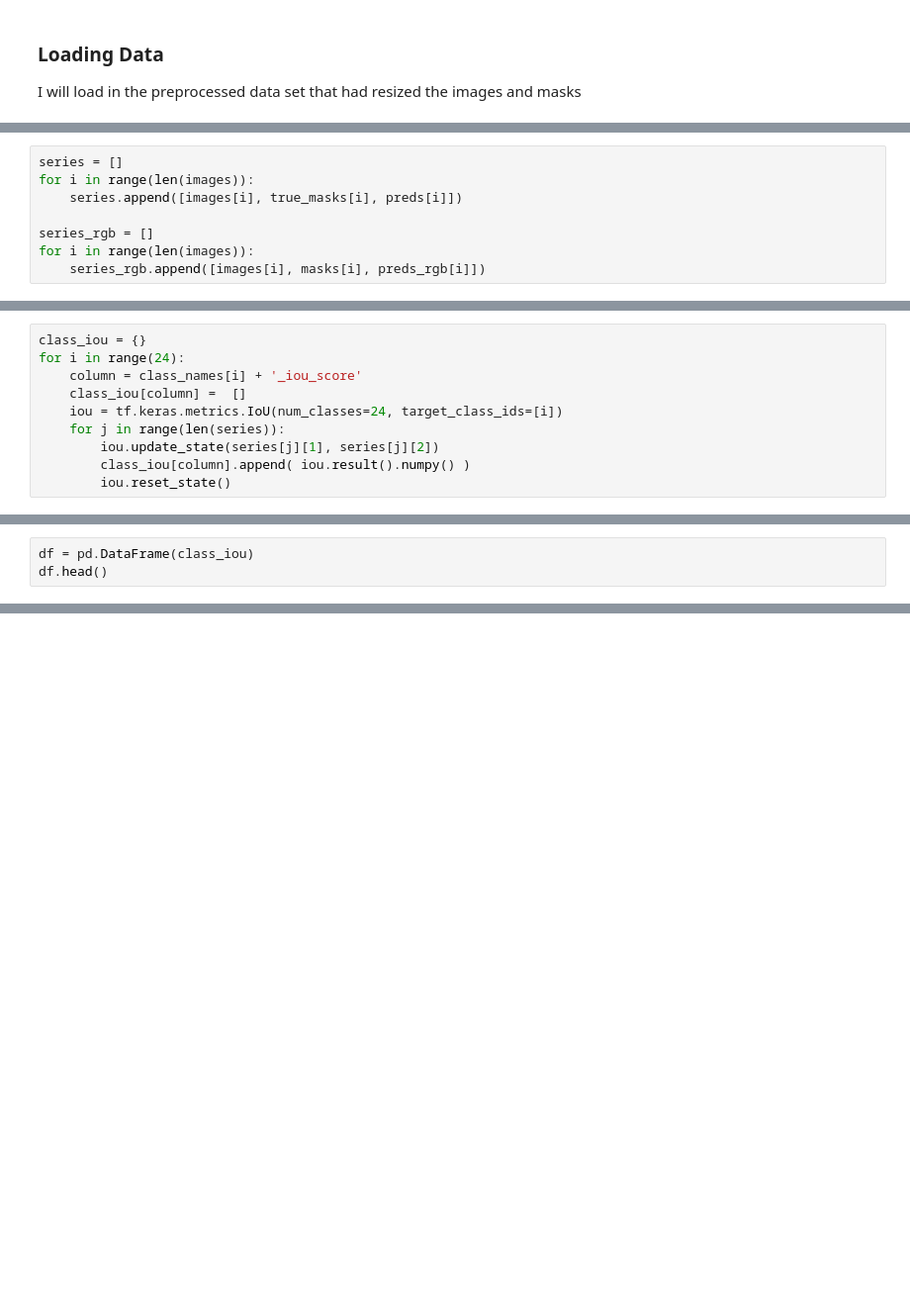
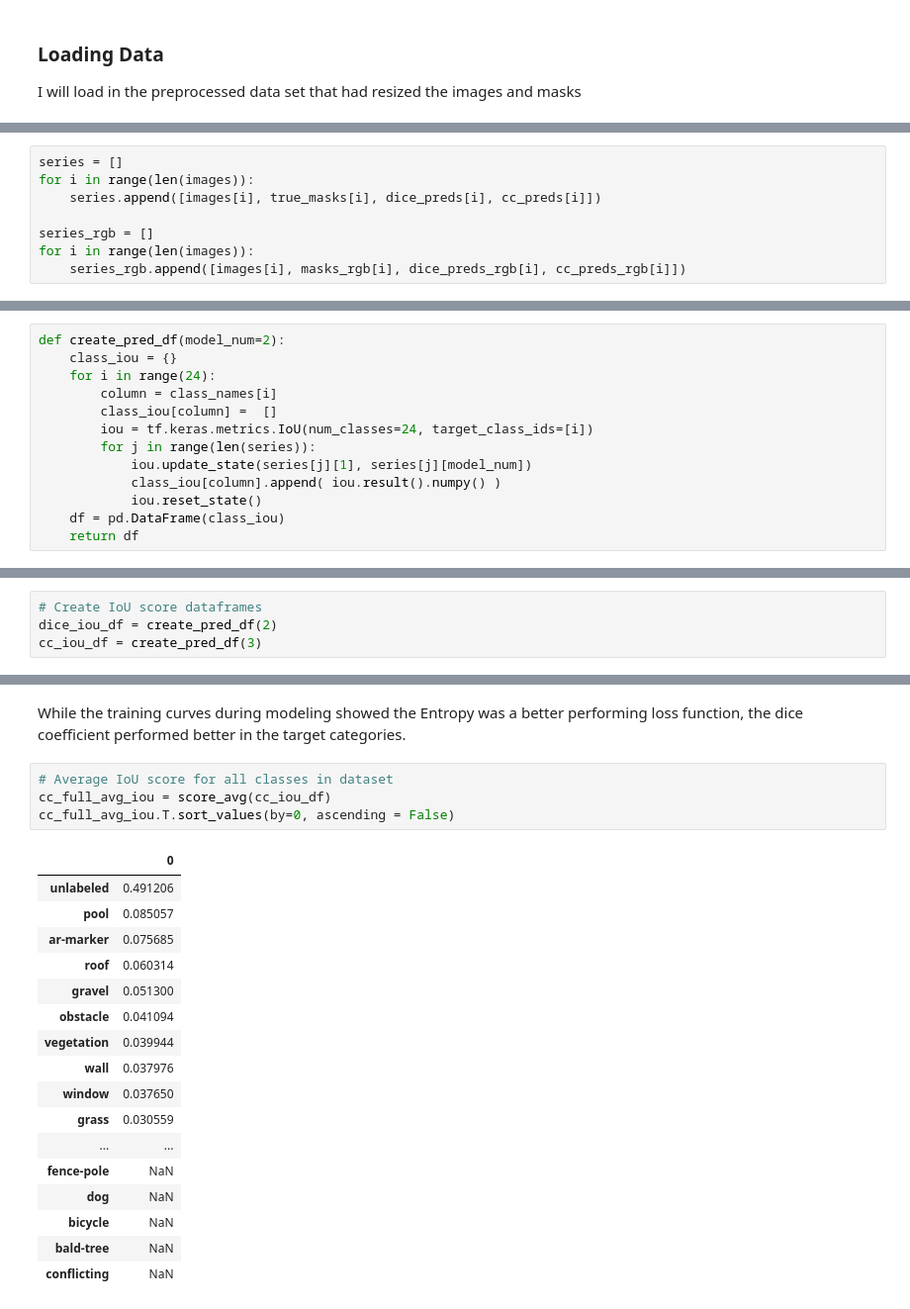
Before and after one commit to aaguil21/drone_image_segmentation, a Jupyter notebook: notebooks/Analysis.ipynb, the cells around one changed output, grey strips where cells are left out. Shown at 99% size. Saved outputs shown, nothing was run; the diff lists cells and outputs as text; blank space fills up the shorter version.

```diff
--- a/notebooks/Analysis.ipynb
+++ b/notebooks/Analysis.ipynb
@@ -71,9 +86,9 @@ array([0.00934788, 0.00566339, 0.00077261, 0.00036697, 0.04810522,
 # %%
 series = []
 for i in range(len(images)):
-    series.append([images[i], true_masks[i], preds[i]])
+    series.append([images[i], true_masks[i], dice_preds[i], cc_preds[i]])
 
 series_rgb = []
 for i in range(len(images)):
-    series_rgb.append([images[i], masks[i], preds_rgb[i]])
+    series_rgb.append([images[i], masks_rgb[i], dice_preds_rgb[i], cc_preds_rgb[i]])
 # %%
@@ -80,11 +96,14 @@ for i in range(len(images)):
 class_names = list(pd.read_csv('./semantic_drone_dataset/class_dict.csv')['name'])
 # %%
-class_iou = {}
-for i in range(24):
-    column = class_names[i] + '_iou_score'
-    class_iou[column] =  []
-    iou = tf.keras.metrics.IoU(num_classes=24, target_class_ids=[i])
-    for j in range(len(series)):
-        iou.update_state(series[j][1], series[j][2])
-        class_iou[column].append( iou.result().numpy() )
-        iou.reset_state()
+def create_pred_df(model_num=2):
+    class_iou = {}
+    for i in range(24):
+        column = class_names[i]
+        class_iou[column] =  []
+        iou = tf.keras.metrics.IoU(num_classes=24, target_class_ids=[i])
+        for j in range(len(series)):
+            iou.update_state(series[j][1], series[j][model_num])
+            class_iou[column].append( iou.result().numpy() )
+            iou.reset_state()
+    df = pd.DataFrame(class_iou)
+    return df
@@ -91,3 +114,4 @@ for i in range(24):
 # %%
-df = pd.DataFrame(class_iou)
-df.head()
+# Create IoU score dataframes
+dice_iou_df = create_pred_df(2)
+cc_iou_df = create_pred_df(3)
@@ -146,0 +152,24 @@ list(pd.read_csv('./semantic_drone_dataset/class_dict.csv')['name'])
+# %% [markdown]
+While the training curves during modeling showed the Entropy was a better performing loss function, the dice coefficient performed better in the target categories.
+# %%
+# Average IoU score for all classes in dataset
+cc_full_avg_iou = score_avg(cc_iou_df)
+cc_full_avg_iou.T.sort_values(by=0, ascending = False)
+# %% [output]
+|  | 0 |
+| unlabeled | 0.491206 |
+| pool | 0.085057 |
+| ar-marker | 0.075685 |
+| roof | 0.060314 |
+| gravel | 0.051300 |
+| obstacle | 0.041094 |
+| vegetation | 0.039944 |
+| wall | 0.037976 |
+| window | 0.037650 |
+| grass | 0.030559 |
+| ... | ... |
+| fence-pole | NaN |
+| dog | NaN |
+| bicycle | NaN |
+| bald-tree | NaN |
+| conflicting | NaN |
```
Also changed, not shown: parts of 24 cells of this notebook, 2 other files.
